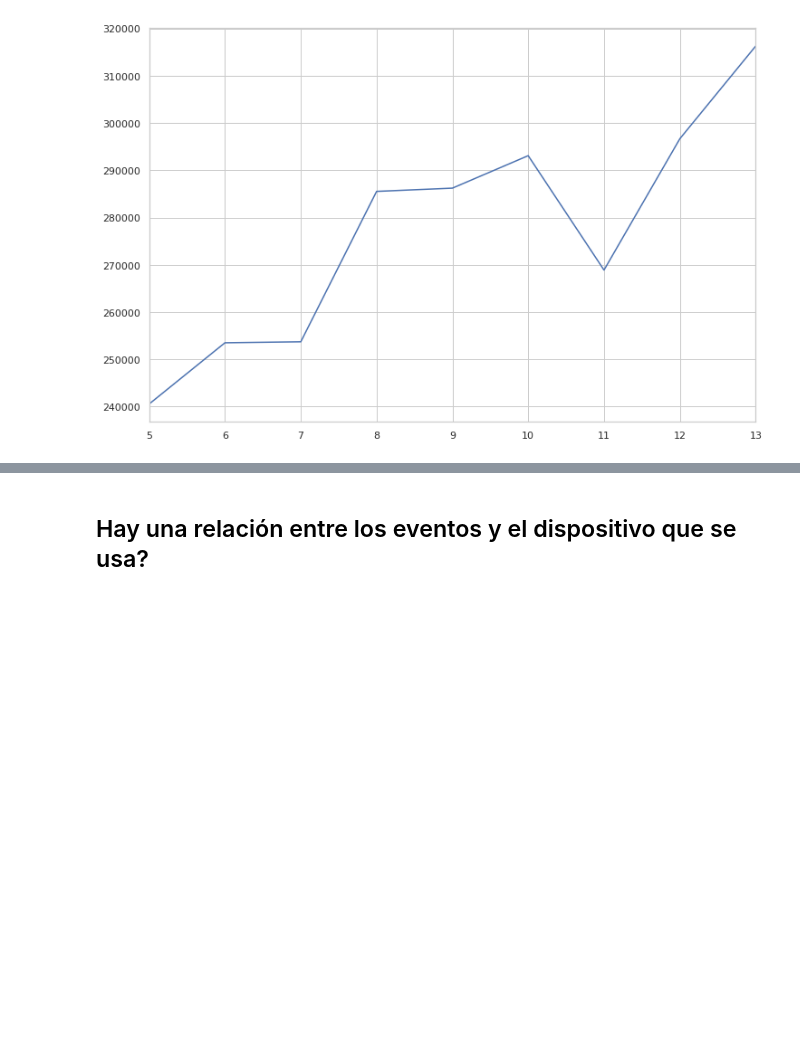
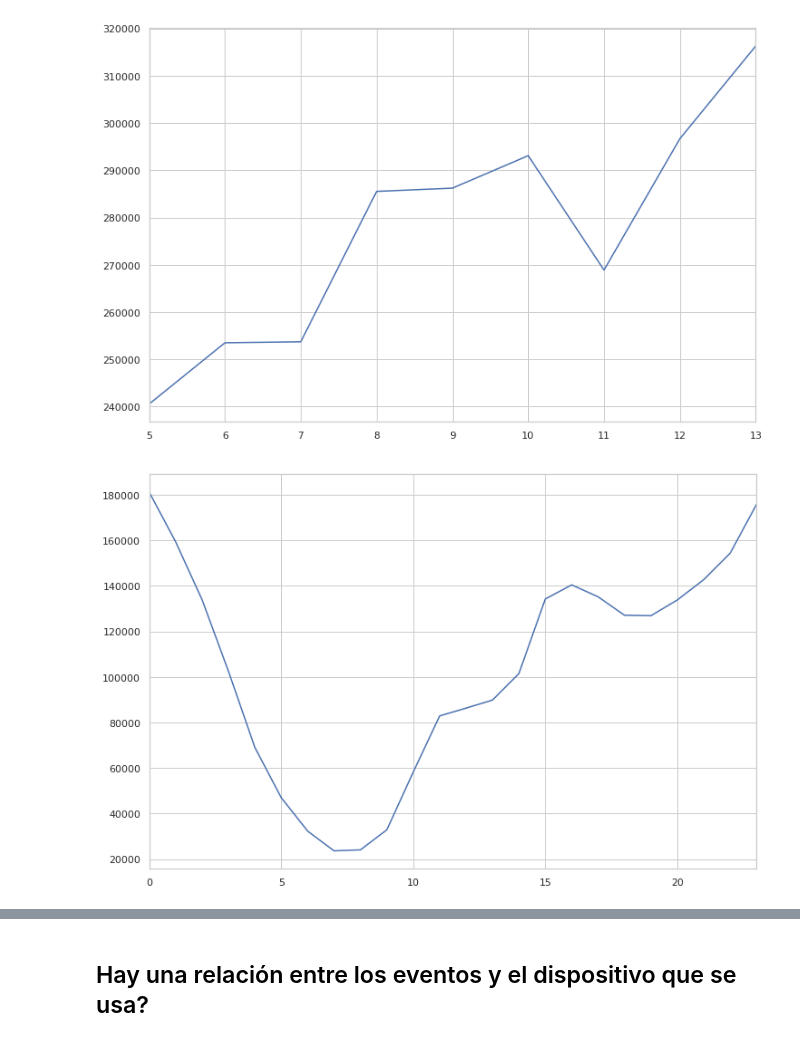
Before and after one commit to shizus/7506-1c2019, a Jupyter notebook: scripts/events.ipynb, the cells around one changed output, grey strips where cells are left out. Cells and saved outputs as stored; diff of their text form; code cells hidden in the pictures; blank space fills up the shorter version.

Commit message:
events

```diff
--- a/scripts/events.ipynb
+++ b/scripts/events.ipynb
@@ -773,3 +773,8 @@ events['date'].dt.day.value_counts().sort_index().plot(figsize = (12,8))
 plt.show()
 # %% [output]
 [figure]
+# %%
+events['date'].dt.hour.value_counts().sort_index().plot(figsize = (12,8))
+plt.show()
+# %% [output]
+[figure, added]
```
Also changed, not shown: parts of 1 cell of this notebook.
